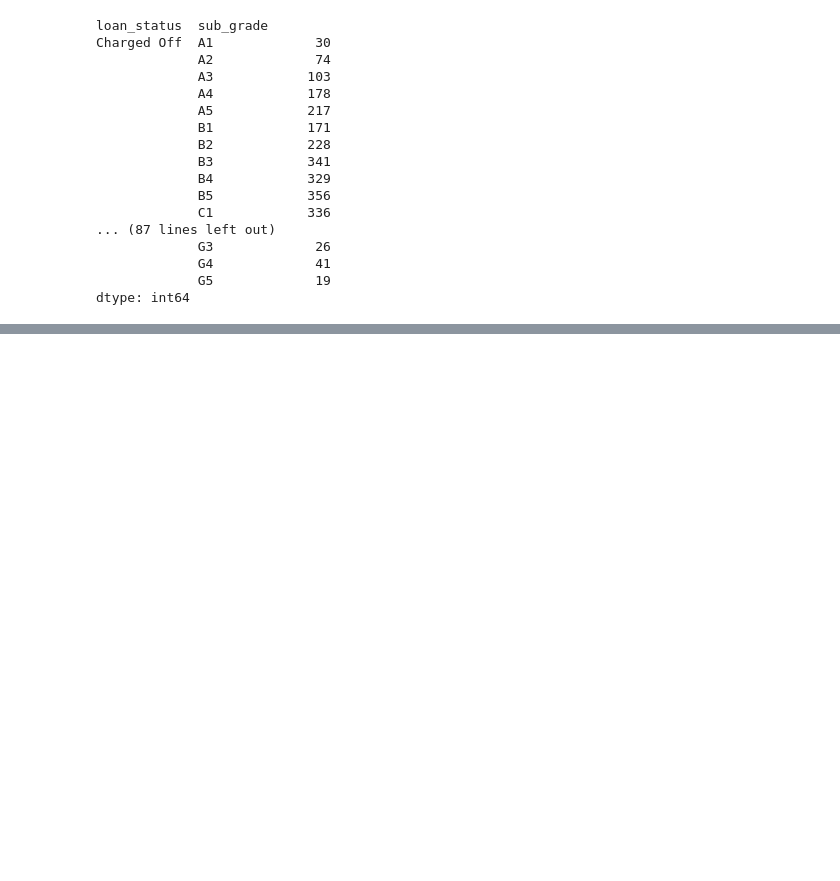
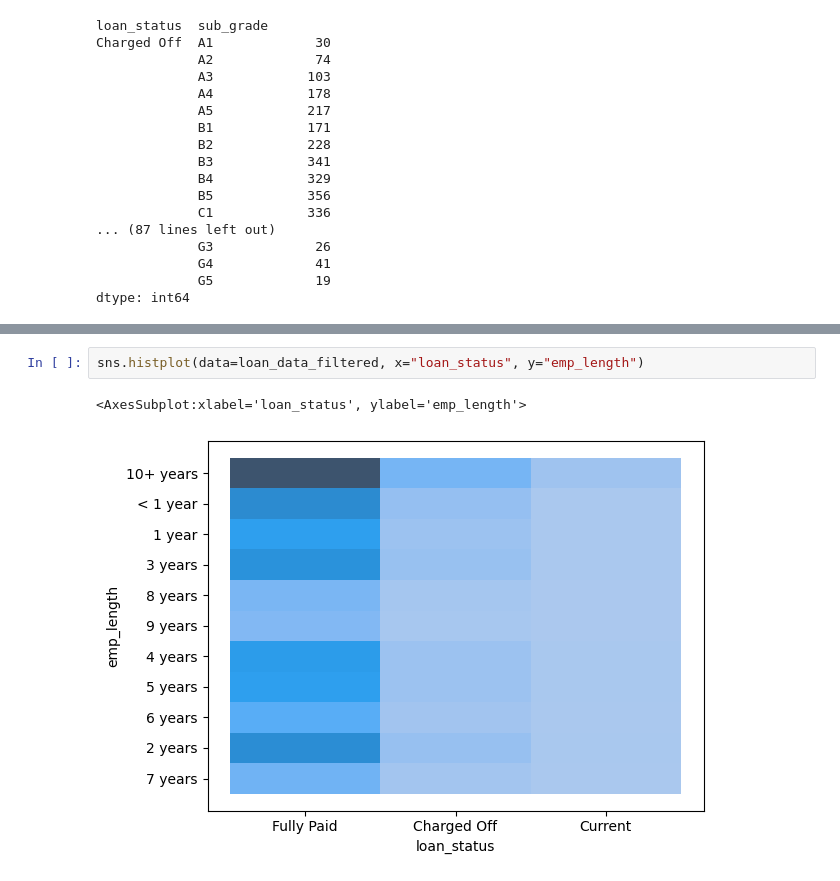
Before and after one commit to kushalagrawal/LendingClubCaseStudy, a Jupyter notebook: Lending_club_Default_Analysis.ipynb, the cells around one changed output, grey strips where cells are left out. Cells and saved outputs as stored; diff of their text form; blank space fills up the shorter version.

```diff
--- a/Lending_club_Default_Analysis.ipynb
+++ b/Lending_club_Default_Analysis.ipynb
@@ -477,0 +493,5 @@ dtype: int64
+# %%
+sns.histplot(data=loan_data_filtered, x="loan_status", y="emp_length")
+# %% [output]
+<AxesSubplot:xlabel='loan_status', ylabel='emp_length'>
+[figure, added]
```
Also changed, not shown: parts of 3 cells of this notebook, 1 other file.
